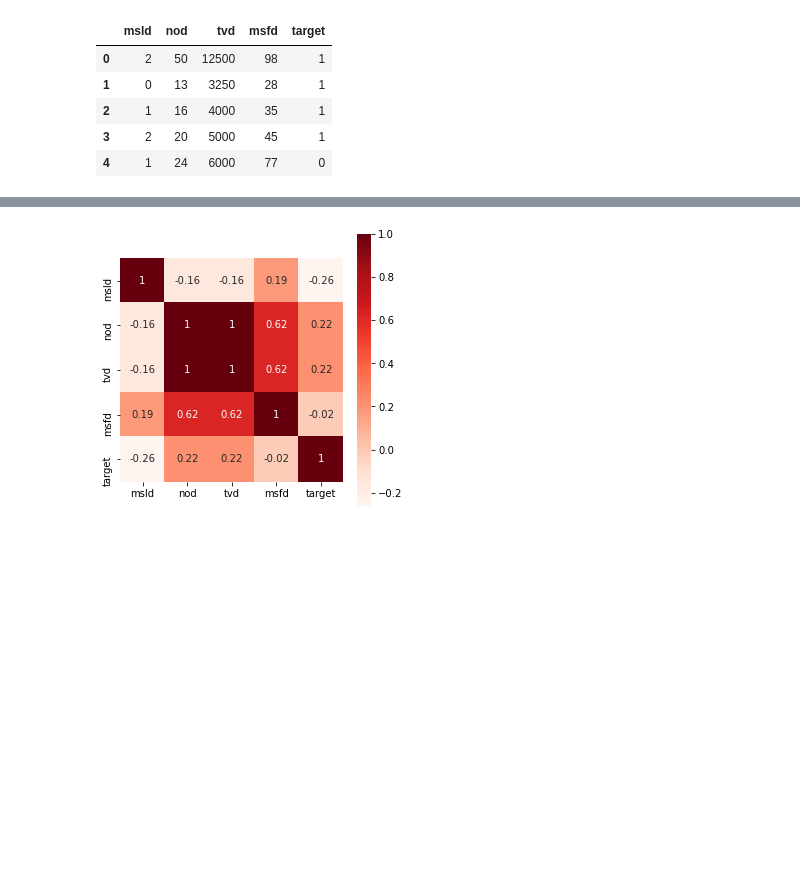
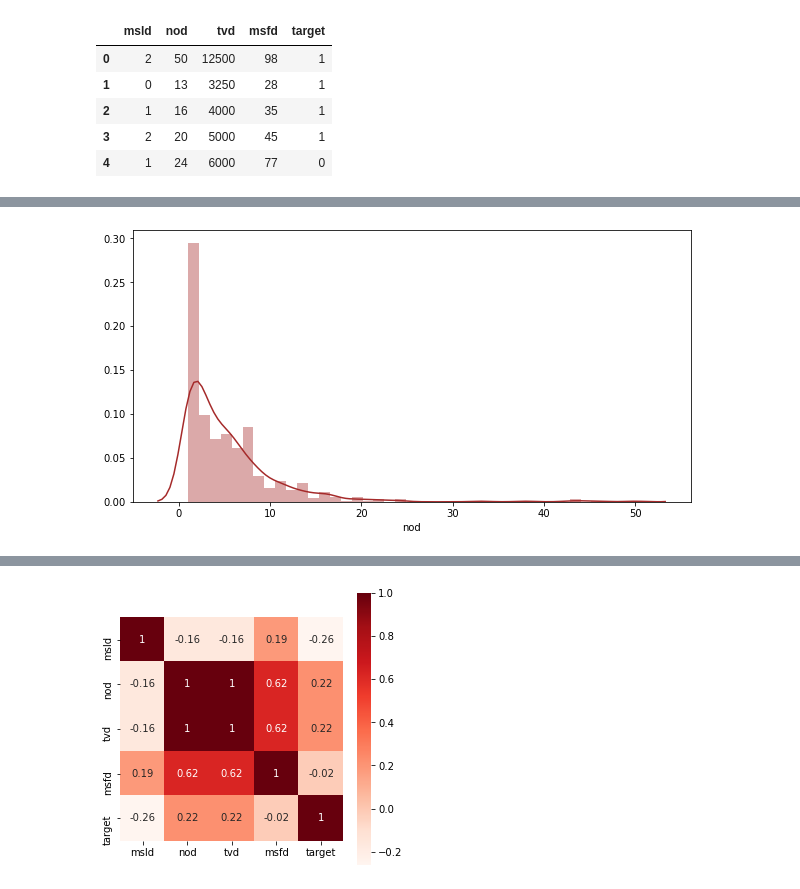
Before and after one commit to Radbanks/Prediction-Models, a Jupyter notebook: Blood_Donation.ipynb, the cells around one changed output, grey strips where cells are left out. Cells and saved outputs as stored; diff of their text form; code cells hidden in the pictures; blank space fills up the shorter version.

```diff
--- a/Blood_Donation.ipynb
+++ b/Blood_Donation.ipynb
@@ -184,0 +194,6 @@ df.head()
+# %%
+plt.figure(figsize = (10,5))
+sns.distplot(df.nod.dropna(axis=0),color='brown')
+plt.show()
+# %% [output]
+[figure, added]
```
Also changed, not shown: parts of 47 cells of this notebook.
